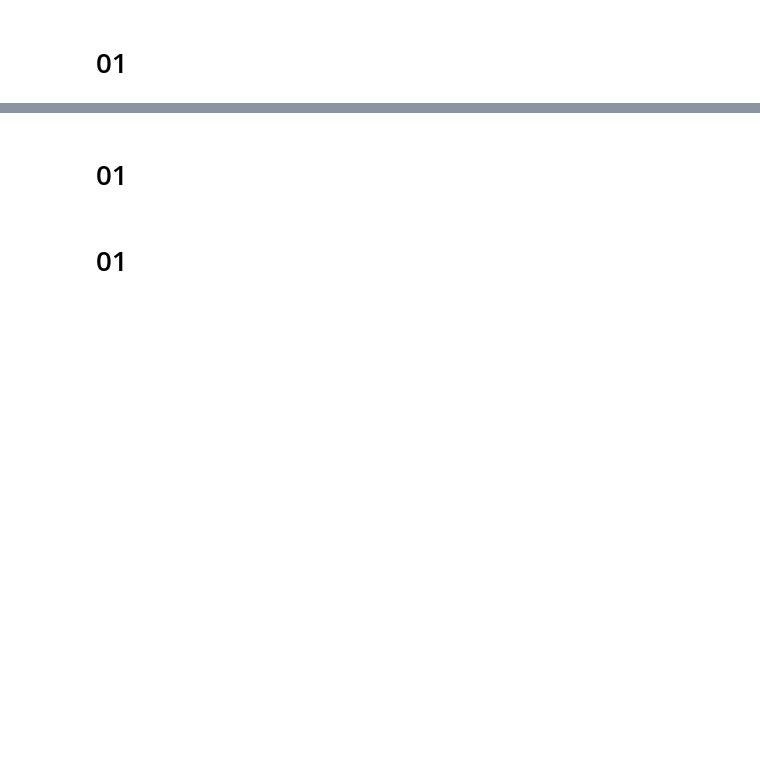
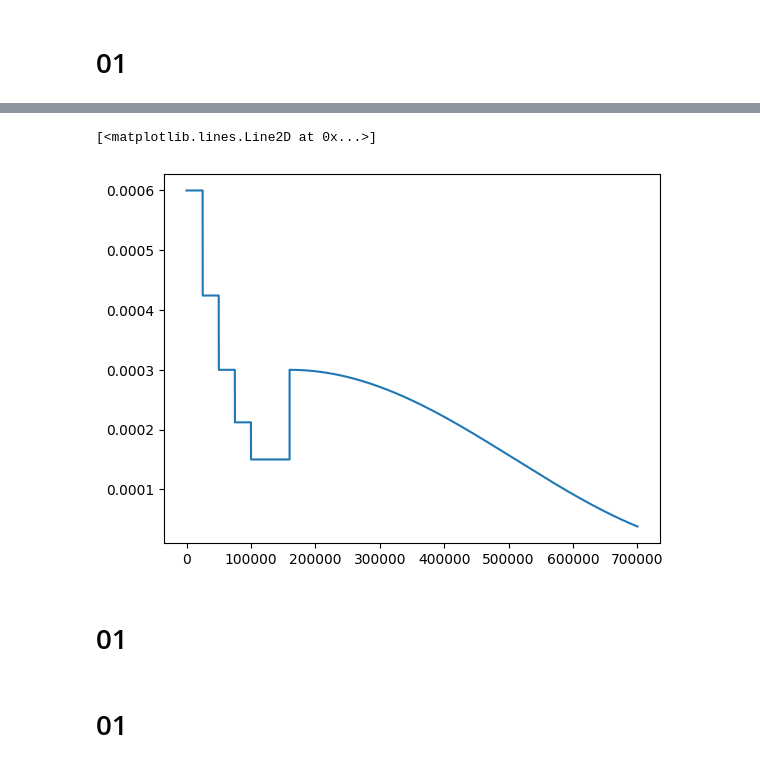
Before and after one commit to tamthuc1995/ImageRestoration-Development-Unrolling, a Jupyter notebook: exploration/2007-GGTV-GGLR-explore.ipynb, the cells around one changed output, grey strips where cells are left out. Cells and saved outputs as stored; diff of their text form; code cells hidden in the pictures; blank space fills up the shorter version.

```diff
--- a/exploration/2007-GGTV-GGLR-explore.ipynb
+++ b/exploration/2007-GGTV-GGLR-explore.ipynb
@@ -1300,2 +1859,35 @@ model.state_dict()
 # %% [markdown]
 # 01
+# %%
+import os, sys
+import itertools
+import collections
+import random
+import time
+import logging
+
+from PIL import Image
+from skimage import img_as_ubyte
+import numpy as np
+import pandas as pd
+import matplotlib.pylab as plt
+from matplotlib.pyplot import imread
+
+import torch
+import torch.nn as nn
+from torch.utils.data import Dataset
+from torchvision.transforms import ToTensor
+from torch.optim import Adam, AdamW
+from torch.optim.lr_scheduler import MultiStepLR, CosineAnnealingLR, SequentialLR
+
+#########################################################################################################
+torch.set_float32_matmul_precision('high')
+DEVICE = torch.device("cuda:0" if torch.cuda.is_available() else "cpu")
+ROOT_PROJECT = "/home/jovyan/shared/Thuc/hoodsgatedrive/projects/ImageRestoration-Development-Unrolling/"
+ROOT_DATASET = "/home/jovyan/shared/Thuc/hoodsgatedrive/projects/"
+
+#########################################################################################################
+
+sys.path.append(os.path.join(ROOT_PROJECT, 'exploration/model_multiscale_mixture_GLR/lib'))
+from dataloader import ImageSuperResolution
+import baselineRestormer as model_structure
@@ -1302,3 +1939,16 @@ model.state_dict()
+# %%
+lr_list = []
+for i in range(700000):
+    lr_list.append(lr_scheduler.get_last_lr())
+    # if (i%10000==0):
+    #     print(f"i={i}")
+    # optimizer.step()
+    lr_scheduler.step()
+# %%
+plt.plot(lr_list)
+# %% [output]
+[<matplotlib.lines.Line2D at 0x...>]
+[figure, added]
 # %% [markdown]
 # 01
 # %% [markdown]
```
Also changed, not shown: parts of 8 cells of this notebook, 5 other files.
